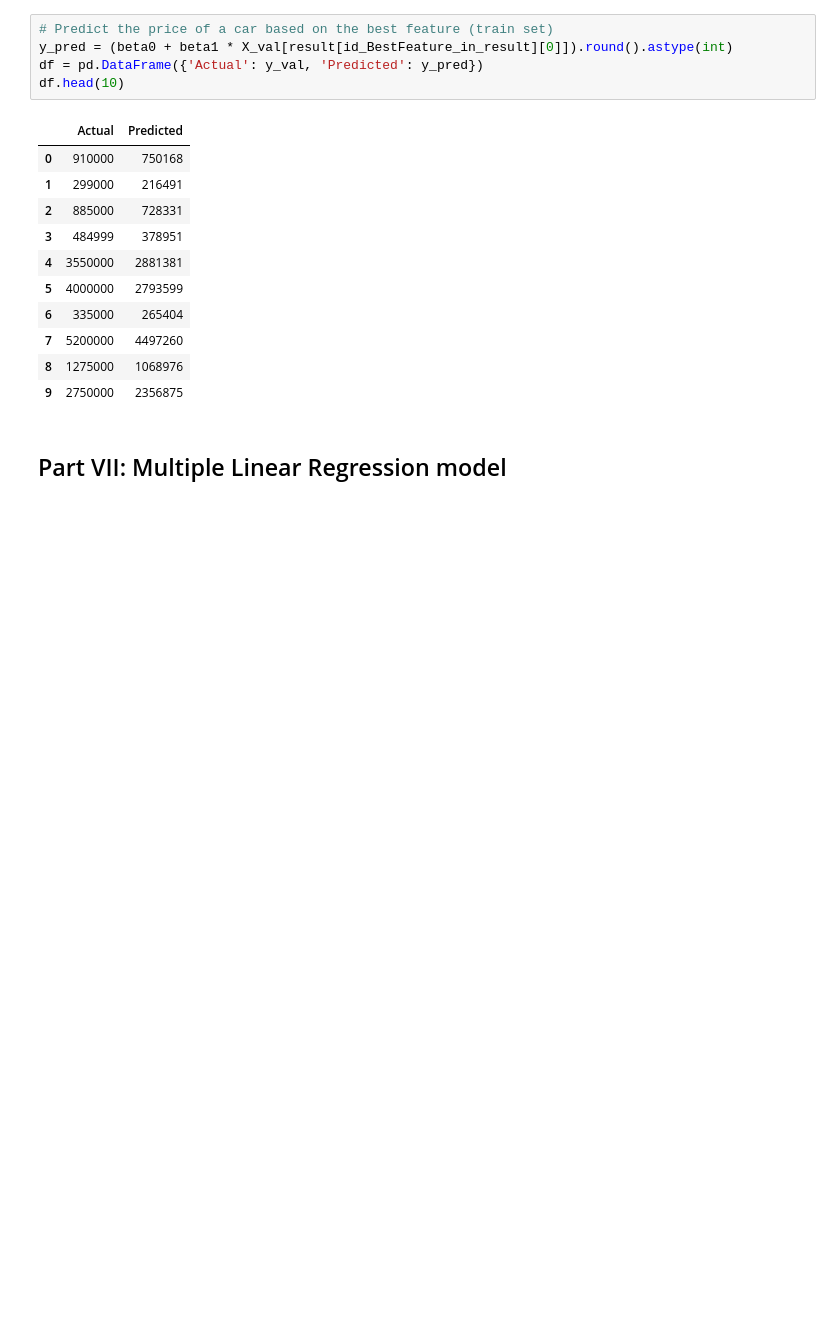
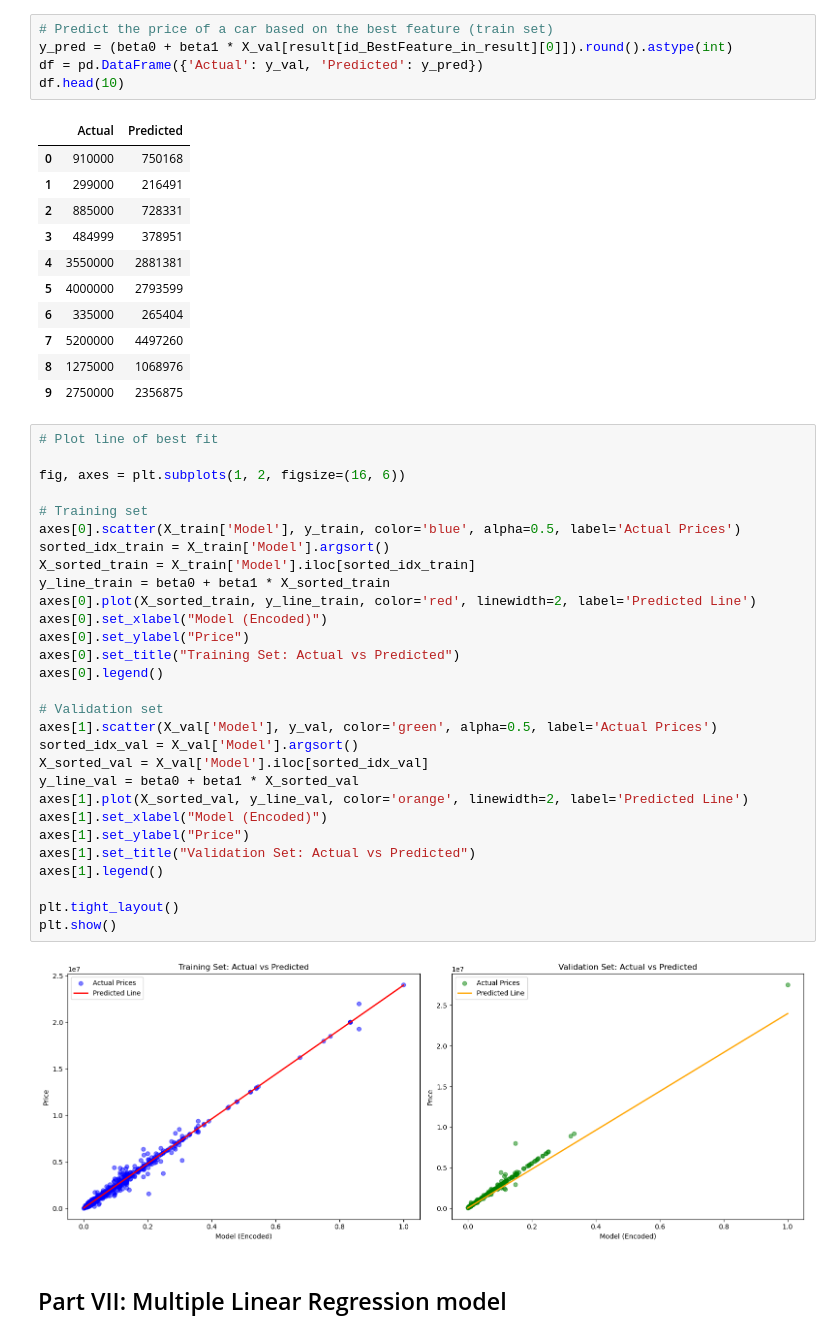
Before and after one commit to ductai05/Math-For-AI, a Jupyter notebook: DucTai_LR.ipynb, the cells around one changed output. Drawn from its saved outputs; the diff is of its cells as text; blank space fills up the shorter version.

Commit message:
add plot for slr

```diff
--- a/DucTai_LR.ipynb
+++ b/DucTai_LR.ipynb
@@ -939,6 +939,37 @@ df.head(10)
 | 7 | 5200000 | 4497260 |
 | 8 | 1275000 | 1068976 |
 | 9 | 2750000 | 2356875 |
+# %%
+# Plot line of best fit
+
+fig, axes = plt.subplots(1, 2, figsize=(16, 6))
+
+# Training set
+axes[0].scatter(X_train['Model'], y_train, color='blue', alpha=0.5, label='Actual Prices')
+sorted_idx_train = X_train['Model'].argsort()
+X_sorted_train = X_train['Model'].iloc[sorted_idx_train]
+y_line_train = beta0 + beta1 * X_sorted_train
+axes[0].plot(X_sorted_train, y_line_train, color='red', linewidth=2, label='Predicted Line')
+axes[0].set_xlabel("Model (Encoded)")
+axes[0].set_ylabel("Price")
+axes[0].set_title("Training Set: Actual vs Predicted")
+axes[0].legend()
+
+# Validation set
+axes[1].scatter(X_val['Model'], y_val, color='green', alpha=0.5, label='Actual Prices')
+sorted_idx_val = X_val['Model'].argsort()
+X_sorted_val = X_val['Model'].iloc[sorted_idx_val]
+y_line_val = beta0 + beta1 * X_sorted_val
+axes[1].plot(X_sorted_val, y_line_val, color='orange', linewidth=2, label='Predicted Line')
+axes[1].set_xlabel("Model (Encoded)")
+axes[1].set_ylabel("Price")
+axes[1].set_title("Validation Set: Actual vs Predicted")
+axes[1].legend()
+
+plt.tight_layout()
+plt.show()
+# %% [output]
+[figure, added]
 # %% [markdown]
 ## Part VII: Multiple Linear Regression model
 # %% [markdown]
```
